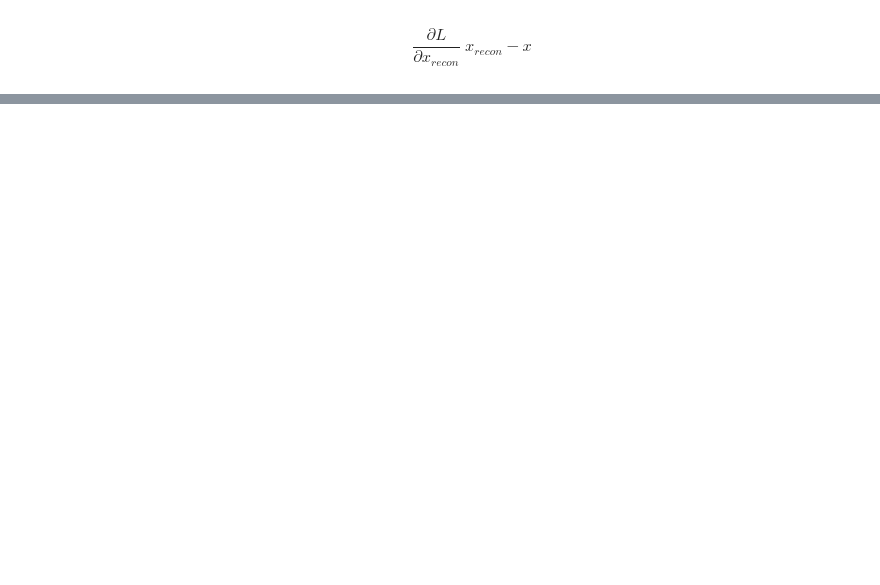
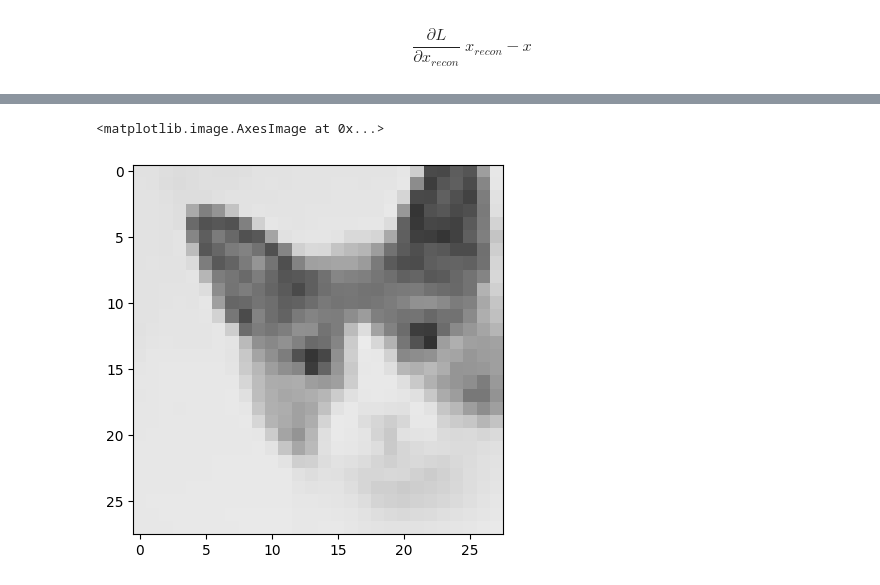
Before and after one commit to dragonnomada/ipn-cic-diplomado-ia-2025, a Jupyter notebook: sesiones/s10.ipynb, the cells around one changed output, grey strips where cells are left out. Drawn from its saved outputs; the diff is of its cells as text; code cells hidden in the pictures; blank space fills up the shorter version.

Commit message:
Actualización de gradientes

```diff
--- a/sesiones/s10.ipynb
+++ b/sesiones/s10.ipynb
@@ -252,0 +413,79 @@ dW3, db3
+# %%
+dW1 = x.T.dot(delta_h)
+db1 = delta_h.sum(axis=0)
+
+# gradiente hacia x si se necesita
+delta_x_input = delta_h.dot(W1.T)
+# %%
+lr = 0.001
+W3 -= lr * dW3
+b3 -= lr * db3
+W2 -= lr * dW2
+b2 -= lr * db2
+W_mu -= lr * dW_mu
+b_mu -= lr * db_mu
+W_log_var -= lr * dW_log_var
+b_log_var -= lr * db_log_var
+W1 -= lr * dW1
+b1 -= lr * db1
+# %%
+for epoch in range(10_000):
+    # === forward ===
+    h = ReLU(x @ W1 + b1)
+    mu = h @ W_mu + b_mu
+    log_var = numpy.clip(h @ W_log_var + b_log_var, -10, 10)
+    sigma = numpy.exp(0.5 * log_var)
+    epsilon = numpy.random.randn(dim_latente)
+    z = mu + sigma * epsilon
+    h_dec = ReLU(z @ W2 + b2)
+    x_recon = Sigmoid(h_dec @ W3 + b3)
+
+    # === loss ===
+    eps = 1e-8
+    recon_loss = -(x * numpy.log(x_recon + eps) + (1 - x) * numpy.log(1 - x_recon + eps)).sum()
+    kl_loss = -0.5 * numpy.mean(1 + log_var - mu**2 - numpy.exp(log_var))
+    loss = recon_loss + kl_loss
+
+    # === backward ===
+    delta_x = x_recon - x
+
+    dW3 = numpy.outer(h_dec, delta_x)
+    db3 = delta_x
+
+    delta_h_dec = delta_x @ W3.T
+    delta_h_dec[h_dec <= 0] = 0
+
+    dW2 = numpy.outer(z, delta_h_dec)
+    db2 = delta_h_dec
+
+    delta_z = delta_h_dec @ W2.T
+
+    delta_mu = delta_z + mu / len(mu)   # KL contribución
+    delta_sigma = delta_z * epsilon
+    delta_log_var = delta_sigma * 0.5 * sigma + 0.5 * (numpy.exp(log_var) - 1) / len(log_var)
+
+    dW_mu = numpy.outer(h, delta_mu)
+    db_mu = delta_mu
+    delta_h_mu = (delta_mu @ W_mu.T) * (h > 0)
+
+    dW_log_var = numpy.outer(h, delta_log_var)
+    db_log_var = delta_log_var
+    delta_h_log_var = (delta_log_var @ W_log_var.T) * (h > 0)
+
+    delta_h = delta_h_mu + delta_h_log_var
+
+    dW1 = numpy.outer(x, delta_h)
+    db1 = delta_h
+
+    # === update ===
+    lr = 0.001
+    W3 -= lr * dW3; b3 -= lr * db3
+    W2 -= lr * dW2; b2 -= lr * db2
+    W_mu -= lr * dW_mu; b_mu -= lr * db_mu
+    W_log_var -= lr * dW_log_var; b_log_var -= lr * db_log_var
+    W1 -= lr * dW1; b1 -= lr * db1
+
+imshow(vector_to_image(x_recon))
+# %% [output]
+<matplotlib.image.AxesImage at 0x...>
+[figure, added]
```
Also changed, not shown: parts of 34 cells of this notebook, 1 other file.
